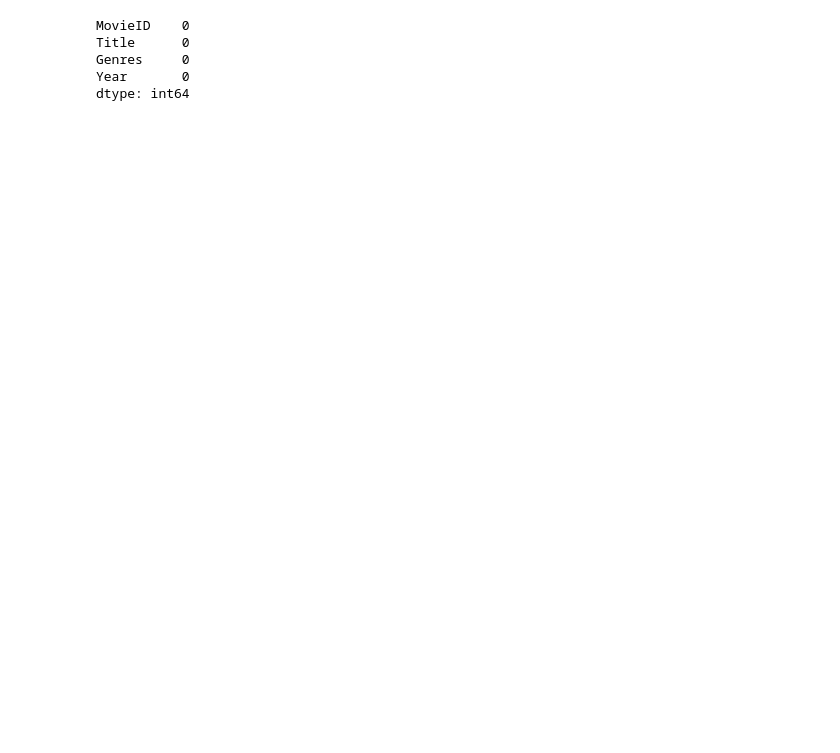
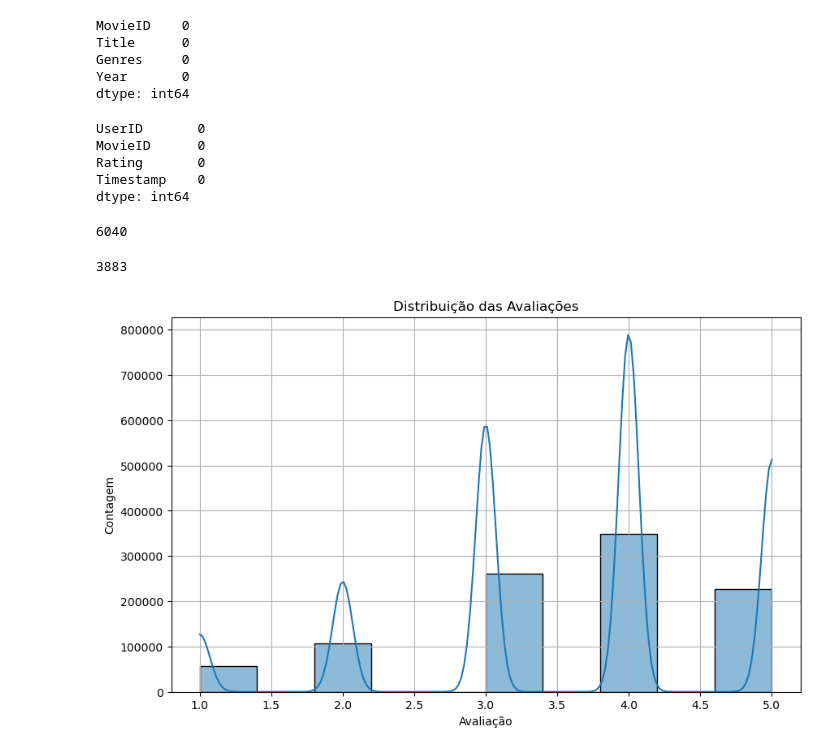
Before and after one commit to MrBarreto/DataMining, a Jupyter notebook: t4/t4.ipynb, the cells around one changed output. Saved outputs shown, nothing was run; the diff lists cells and outputs as text; code cells hidden in the pictures; blank space fills up the shorter version.

```diff
--- a/t4/t4.ipynb
+++ b/t4/t4.ipynb
@@ -59,3 +71,22 @@ Title      0
 Genres     0
 Year       0
 dtype: int64
+# %%
+null_counts = ratings.isnull().sum()
+null_counts
+# %% [output]
+UserID       0
+MovieID      0
+Rating       0
+Timestamp    0
+dtype: int64
+# %%
+num_users = ratings['UserID'].nunique()
+num_users
+# %% [output]
+6040
+# %%
+num_movies = movies['MovieID'].nunique()
+num_movies
+# %% [output]
+3883
@@ -61,0 +96,11 @@ dtype: int64
+# %%
+# 1. Distribuição das Avaliações
+plt.figure(figsize=(10, 6))
+sns.histplot(ratings['Rating'], bins=10, kde=True)
+plt.title('Distribuição das Avaliações')
+plt.xlabel('Avaliação')
+plt.ylabel('Contagem')
+plt.grid(True)
+plt.show()
+# %% [output]
+[figure, added]
```
Also changed, not shown: parts of 67 cells of this notebook.
